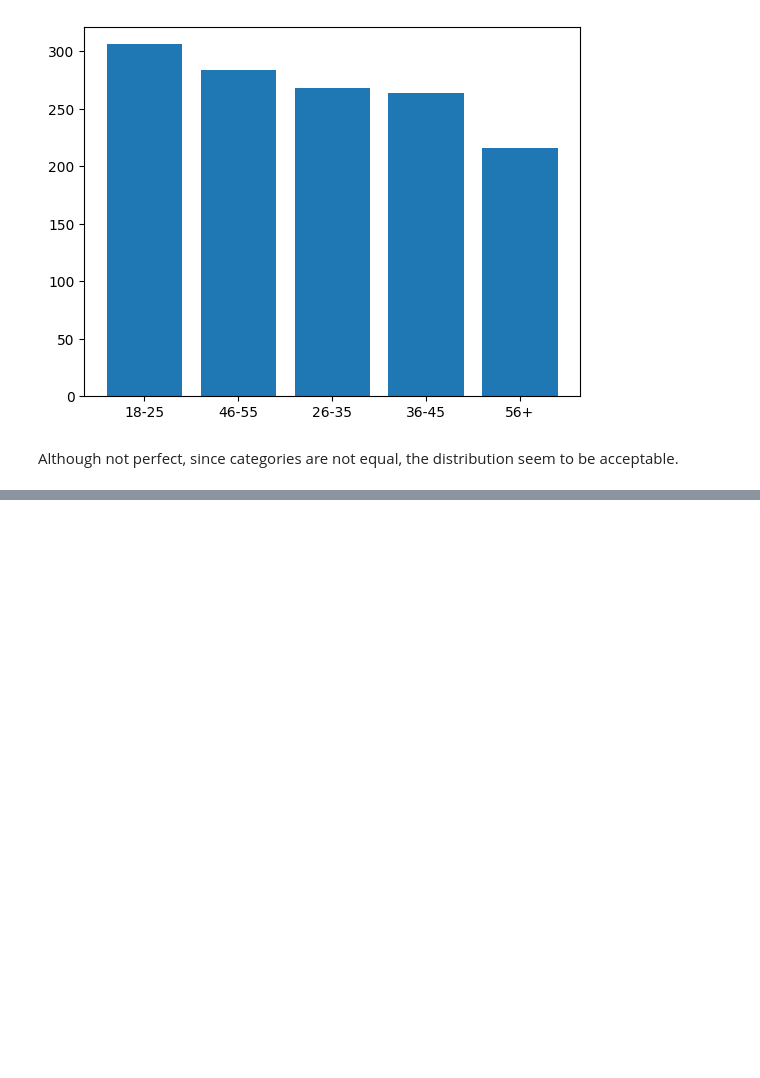
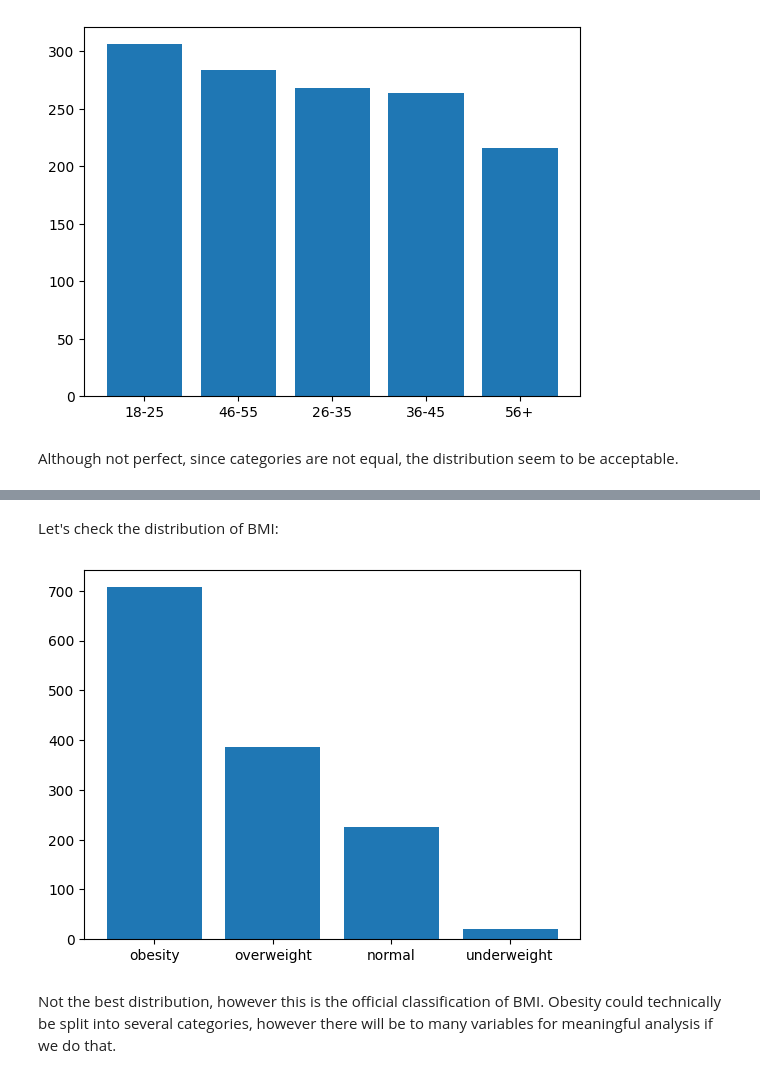
Before and after one commit to ramaz-abdelgadir/Hackathon1-Insurance, a Jupyter notebook: jupyter_notebooks/data_cleaning.ipynb, the cells around one changed output, grey strips where cells are left out. Saved outputs shown, nothing was run; the diff lists cells and outputs as text; code cells hidden in the pictures; blank space fills up the shorter version.

Commit message:
add bmi classification

```diff
--- a/jupyter_notebooks/data_cleaning.ipynb
+++ b/jupyter_notebooks/data_cleaning.ipynb
@@ -168,0 +170,13 @@ Although not perfect, since categories are not equal, the distribution seem to b
+# %%
+def bmi_category(bmi):
+    if bmi < 18.5:
+        return "underweight"
+    elif bmi < 25:
+        return "normal"
+    elif bmi < 30:
+        return "overweight"
+    else:
+        return "obesity"
+
+insurance['bmi_category'] = insurance['bmi'].apply(bmi_category)
+insurance.head()
@@ -168,0 +190,9 @@ Although not perfect, since categories are not equal, the distribution seem to b
+# %% [markdown]
+Let's check the distribution of BMI:
+# %%
+plt.bar(x=insurance['bmi_category'].value_counts().index, height=insurance['bmi_category'].value_counts())
+plt.show()
+# %% [output]
+[figure, added]
+# %% [markdown]
+Not the best distribution, however this is the official classification of BMI. Obesity could technically be split into several categories, however there will be to many variables for meaningful analysis if we do that.
```
Also changed, not shown: parts of 5 cells of this notebook.
